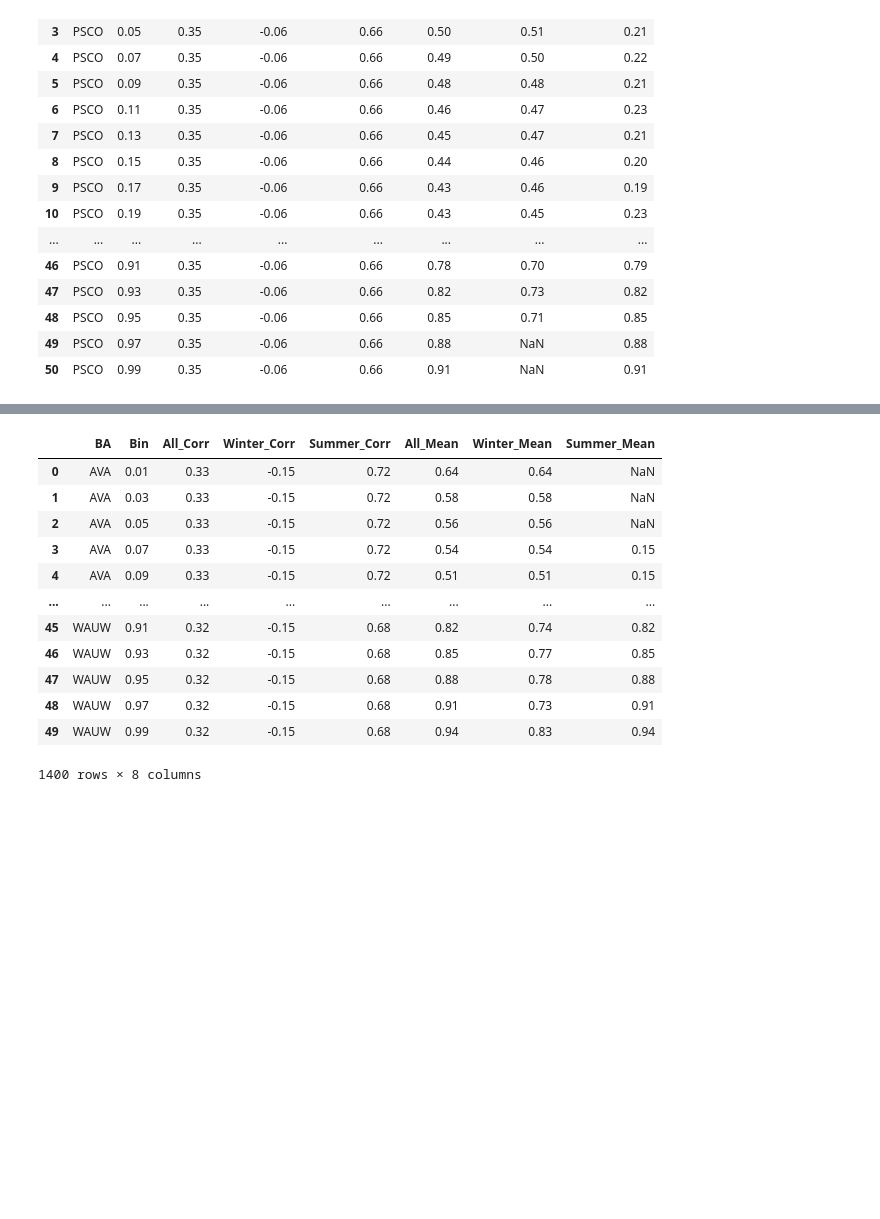
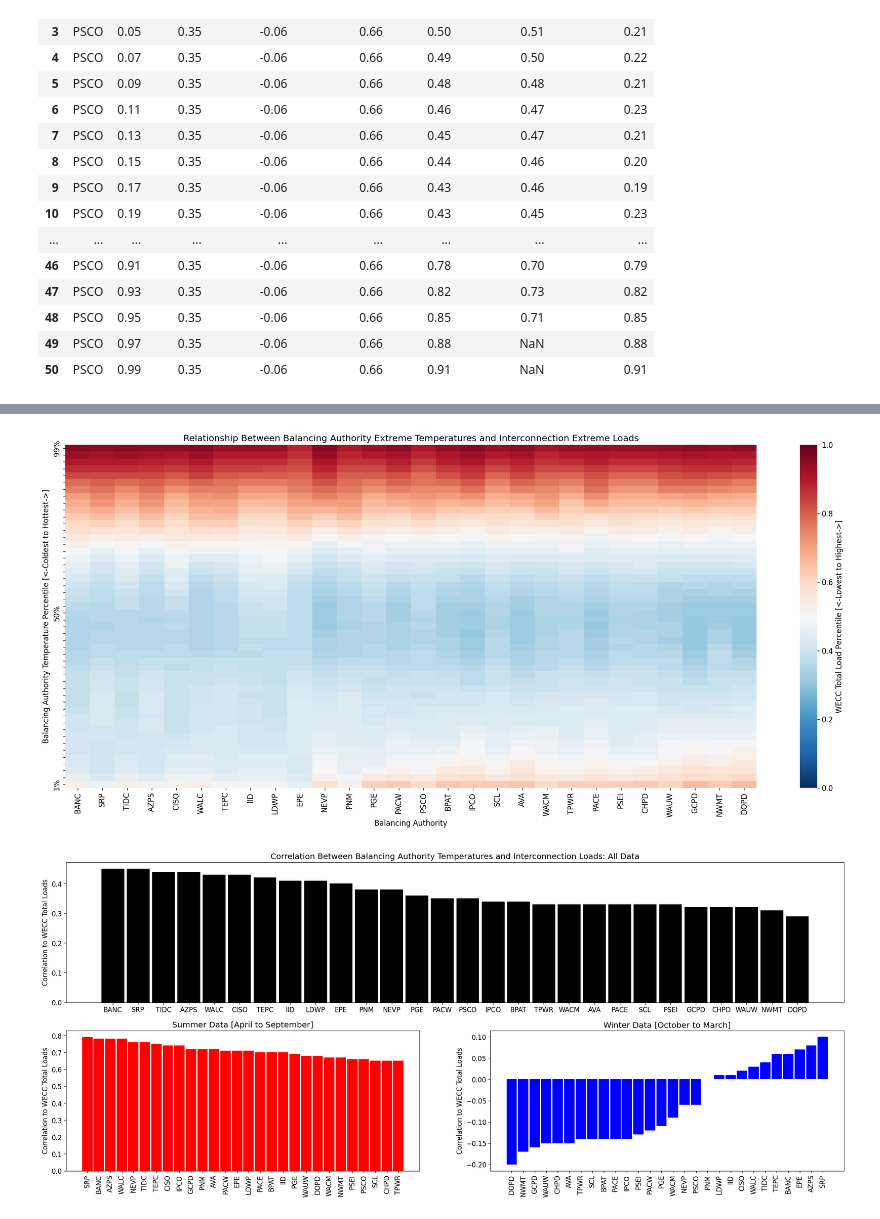
Before and after one commit to IMMM-SFA/exp_group_b, a Jupyter notebook: analyses/notebooks/ba_to_interconnection_extremes_relationships.ipynb, the cells around one changed output, grey strips where cells are left out. Saved outputs shown, nothing was run; the diff lists cells and outputs as text; code cells hidden in the pictures; blank space fills up the shorter version.

```diff
--- a/analyses/notebooks/ba_to_interconnection_extremes_relationships.ipynb
+++ b/analyses/notebooks/ba_to_interconnection_extremes_relationships.ipynb
@@ -246,23 +306,10 @@ def plot_ba_to_interconnection_relationships(interconnection: str, metadata_inpu
 # %%
-a = plot_ba_to_interconnection_relationships(interconnection = 'WECC',
-                                             metadata_input_dir = metadata_input_dir,
-                                             data_output_dir = data_output_dir,
-                                             image_output_dir = image_output_dir,
-                                             image_resolution = 300,
-                                             save_images = True)
-
-a
+plot_ba_to_interconnection_relationships(interconnection = 'WECC',
+                                         metadata_input_dir = metadata_input_dir,
+                                         data_output_dir = data_output_dir,
+                                         image_output_dir = image_output_dir,
+                                         image_resolution = 300,
+                                         save_images = True)
 # %% [output]
-|  | BA | Bin | All_Corr | Winter_Corr | Summer_Corr | All_Mean | Winter_Mean | Summer_Mean |
-| 0 | AVA | 0.01 | 0.33 | -0.15 | 0.72 | 0.64 | 0.64 | NaN |
-| 1 | AVA | 0.03 | 0.33 | -0.15 | 0.72 | 0.58 | 0.58 | NaN |
-| 2 | AVA | 0.05 | 0.33 | -0.15 | 0.72 | 0.56 | 0.56 | NaN |
-| 3 | AVA | 0.07 | 0.33 | -0.15 | 0.72 | 0.54 | 0.54 | 0.15 |
-| 4 | AVA | 0.09 | 0.33 | -0.15 | 0.72 | 0.51 | 0.51 | 0.15 |
-| ... | ... | ... | ... | ... | ... | ... | ... | ... |
-| 45 | WAUW | 0.91 | 0.32 | -0.15 | 0.68 | 0.82 | 0.74 | 0.82 |
-| 46 | WAUW | 0.93 | 0.32 | -0.15 | 0.68 | 0.85 | 0.77 | 0.85 |
-| 47 | WAUW | 0.95 | 0.32 | -0.15 | 0.68 | 0.88 | 0.78 | 0.88 |
-| 48 | WAUW | 0.97 | 0.32 | -0.15 | 0.68 | 0.91 | 0.73 | 0.91 |
-| 49 | WAUW | 0.99 | 0.32 | -0.15 | 0.68 | 0.94 | 0.83 | 0.94 |
-1400 rows × 8 columns
+[figure, added]
+[figure, added]
```
Also changed, not shown: parts of 4 cells of this notebook, 1 other file.
